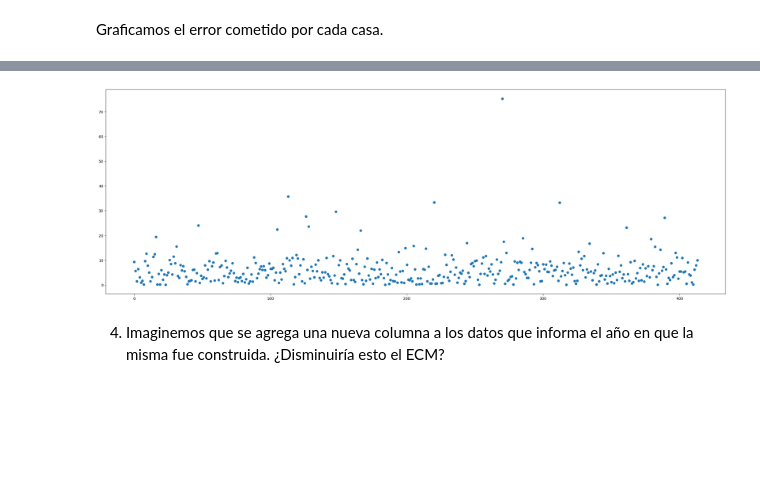
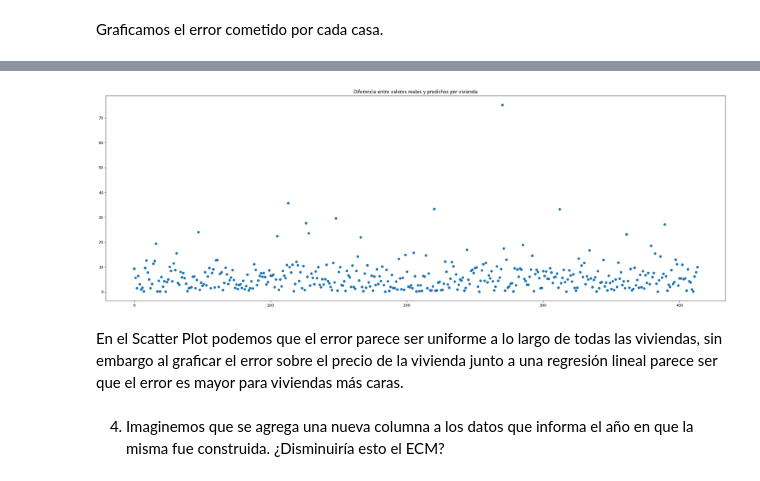
Before and after one commit to IgnacioPardo/Metodos_TP1, a Jupyter notebook: TP1.ipynb, the cells around one changed output, grey strips where cells are left out. Saved outputs shown, nothing was run; the diff lists cells and outputs as text; code cells hidden in the pictures; blank space fills up the shorter version.

```diff
--- a/TP1.ipynb
+++ b/TP1.ipynb
@@ -364,7 +415,8 @@ def linear_regression_ones(X: np.ndarray, y: np.ndarray) -> np.ndarray:
     X_t_X = np.dot(X_t, X)
     X_t_X_inv = np.linalg.inv(X_t_X)
     X_t_X_inv_X_t = np.dot(X_t_X_inv, X_t)
-    return np.dot(X_t_X_inv_X_t, y)
+    B = np.dot(X_t_X_inv_X_t, y)
+    return B
 # %%
 linear_regression_ones(X, y)
 # %% [output]
@@ -584,9 +645,14 @@ Error por cada vivienda
 # %%
 plt.figure(figsize=(30, 10))
 plt.scatter(range(len(X_matrix)), abs(y_matrix - y_pred))
+plt.title('Diferencia entre valores reales y predichos por vivienda')
+plt.xlabel('Vivienda nº i')
+plt.ylabel('Diferencia entre valores reales y predichos')
 plt.show()
 # %% [output]
-[figure, old version]
+[figure, new version]
+# %% [markdown]
+En el Scatter Plot podemos que el error parece ser uniforme a lo largo de todas las viviendas, sin embargo al graficar el error sobre el precio de la vivienda junto a una regresión lineal parece ser que el error es mayor para viviendas más caras.
 # %% [markdown]
 4. Imaginemos que se agrega una nueva columna a los datos que informa el año en que la misma fue construida. ¿Disminuiría esto el ECM?
 # %% [markdown]
```
Also changed, not shown: parts of 29 cells of this notebook, 2 other files.
